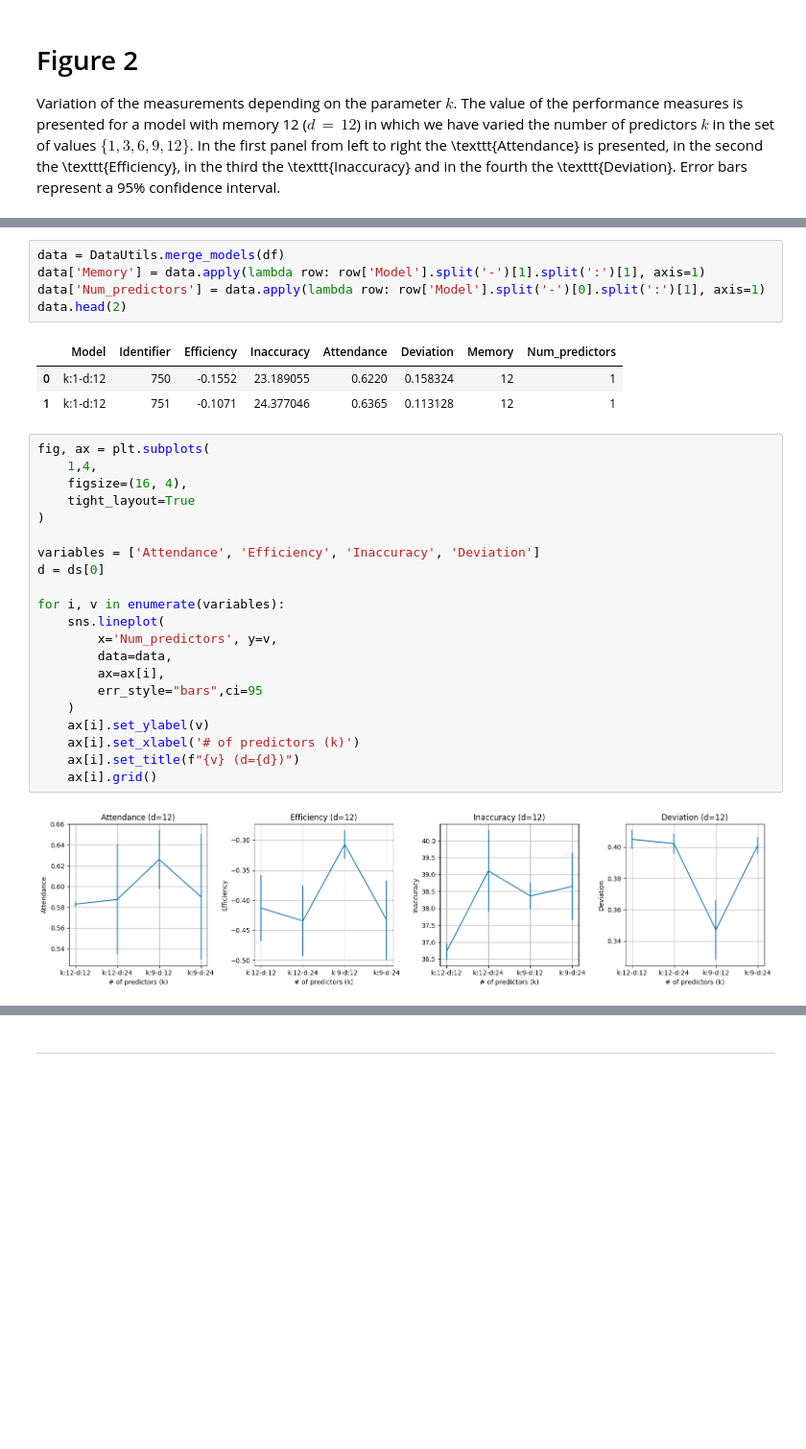
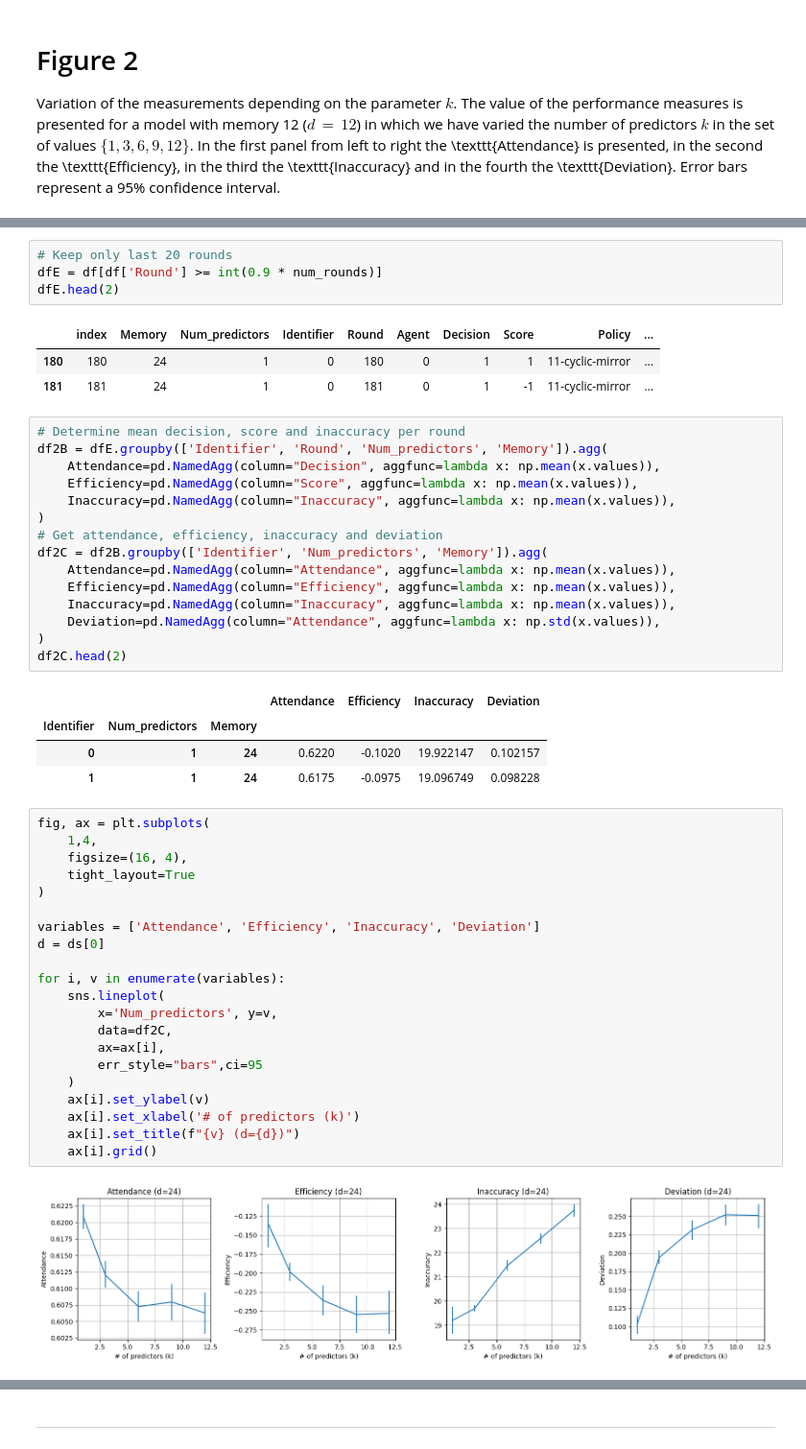
Before and after one commit to EAndrade-Lotero/ElFarolArthur, a Jupyter notebook: notebooks/Figure2.ipynb, the cells around one changed output, grey strips where cells are left out. Shown at 96% size. Saved outputs shown, nothing was run; the diff lists cells and outputs as text; blank space fills up the shorter version.

```diff
--- a/notebooks/Figure2.ipynb
+++ b/notebooks/Figure2.ipynb
@@ -45,32 +31,51 @@ df.head(2)
-# %%
-data = DataUtils.merge_models(df)
-data['Memory'] = data.apply(lambda row: row['Model'].split('-')[1].split(':')[1], axis=1)
-data['Num_predictors'] = data.apply(lambda row: row['Model'].split('-')[0].split(':')[1], axis=1)
-data.head(2)
-# %% [output]
-|  | Model | Identifier | Efficiency | Inaccuracy | Attendance | Deviation | Memory | Num_predictors |
-| 0 | k:1-d:12 | 750 | -0.1552 | 23.189055 | 0.6220 | 0.158324 | 12 | 1 |
-| 1 | k:1-d:12 | 751 | -0.1071 | 24.377046 | 0.6365 | 0.113128 | 12 | 1 |
+# %%
+# Keep only last 20 rounds
+dfE = df[df['Round'] >= int(0.9 * num_rounds)]
+dfE.head(2)
+# %% [output]
+|  | index | Memory | Num_predictors | Identifier | Round | Agent | Decision | Score | Policy | ... |
+| 180 | 180 | 24 | 1 | 0 | 180 | 0 | 1 | 1 | 11-cyclic-mirror | ... |
+| 181 | 181 | 24 | 1 | 0 | 181 | 0 | 1 | -1 | 11-cyclic-mirror | ... |
+# %%
+# Determine mean decision, score and inaccuracy per round
+df2B = dfE.groupby(['Identifier', 'Round', 'Num_predictors', 'Memory']).agg(
+    Attendance=pd.NamedAgg(column="Decision", aggfunc=lambda x: np.mean(x.values)),
+    Efficiency=pd.NamedAgg(column="Score", aggfunc=lambda x: np.mean(x.values)),
+    Inaccuracy=pd.NamedAgg(column="Inaccuracy", aggfunc=lambda x: np.mean(x.values)),
+)
+# Get attendance, efficiency, inaccuracy and deviation
+df2C = df2B.groupby(['Identifier', 'Num_predictors', 'Memory']).agg(
+    Attendance=pd.NamedAgg(column="Attendance", aggfunc=lambda x: np.mean(x.values)),
+    Efficiency=pd.NamedAgg(column="Efficiency", aggfunc=lambda x: np.mean(x.values)),
+    Inaccuracy=pd.NamedAgg(column="Inaccuracy", aggfunc=lambda x: np.mean(x.values)),
+    Deviation=pd.NamedAgg(column="Attendance", aggfunc=lambda x: np.std(x.values)),
+)
+df2C.head(2)
+# %% [output]
+|  |  |  | Attendance | Efficiency | Inaccuracy | Deviation |
+| Identifier | Num_predictors | Memory |  |  |  |  |
+| 0 | 1 | 24 | 0.6220 | -0.1020 | 19.922147 | 0.102157 |
+| 1 | 1 | 24 | 0.6175 | -0.0975 | 19.096749 | 0.098228 |
 # %%
 fig, ax = plt.subplots(
     1,4,
     figsize=(16, 4),
     tight_layout=True
 )
 
 variables = ['Attendance', 'Efficiency', 'Inaccuracy', 'Deviation']
 d = ds[0]
 
 for i, v in enumerate(variables):
     sns.lineplot(
         x='Num_predictors', y=v,
-        data=data,
+        data=df2C,
         ax=ax[i],
         err_style="bars",ci=95
     )
     ax[i].set_ylabel(v)
     ax[i].set_xlabel('# of predictors (k)')
     ax[i].set_title(f"{v} (d={d})")
     ax[i].grid()
 # %% [output]
-[figure, old version]
+[figure, new version]
```
Also changed, not shown: parts of 4 cells of this notebook, 17 other files.
